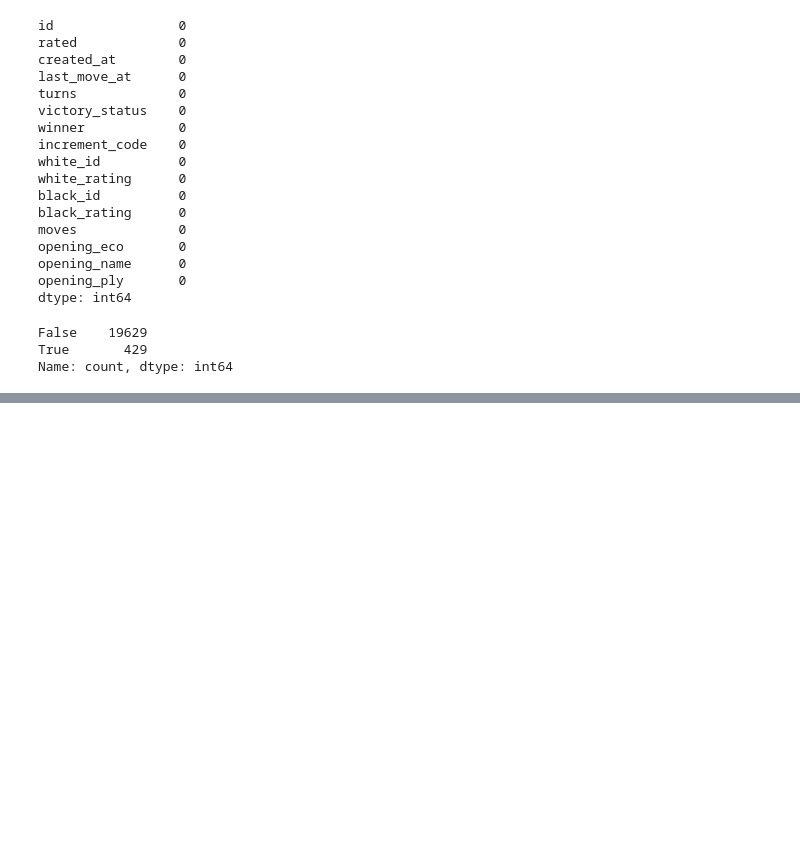
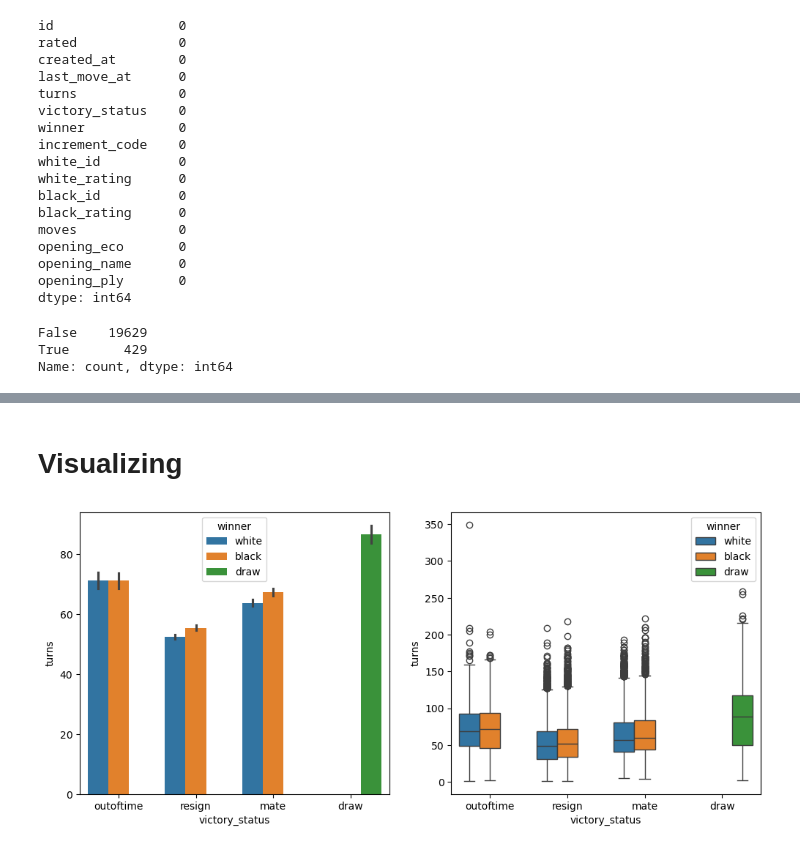
Before and after one commit to EeSzen/ChessGPT, a Jupyter notebook: ChessGPT.ipynb, the cells around one changed output, grey strips where cells are left out. Saved outputs shown, nothing was run; the diff lists cells and outputs as text; code cells hidden in the pictures; blank space fills up the shorter version.

```diff
--- a/ChessGPT.ipynb
+++ b/ChessGPT.ipynb
@@ -39,0 +275,3 @@ Name: count, dtype: int64
+# %%
+df2['moves_list'] = df2['moves'].str.split(' ')
+df2["moves_list"]
@@ -39,0 +331,3 @@ Name: count, dtype: int64
+# %%
+df2["opening_moves"] = df2['moves_list'].apply(lambda x: ' '.join(x[:8]))
+df2.head()
@@ -39,0 +706,11 @@ Name: count, dtype: int64
+# %%
+base_minutes = []
+increment_seconds = []
+
+for i in df2["increment_code"]:
+    a, b = i.split("+")
+    base_minutes.append(int(a))
+    increment_seconds.append(int(b))
+
+df2["base_minutes"] = base_minutes
+df2["increment_seconds"] = increment_seconds
@@ -39,0 +738,3 @@ Name: count, dtype: int64
+# %%
+opening_map = df2.set_index('opening_moves')['opening_name'].to_dict()
+opening_map
@@ -39,0 +990,11 @@ Name: count, dtype: int64
+# %% [markdown]
+# Visualizing
+# %%
+plt.figure(figsize=(12,5))
+plt.subplot(121)
+sns.barplot(df2,y="turns",x="victory_status",hue="winner")
+plt.subplot(122)
+sns.boxplot(df2,y="turns",x="victory_status",hue="winner")
+plt.show()
+# %% [output]
+[figure, added]
```
Also changed, not shown: parts of 93 cells of this notebook.
